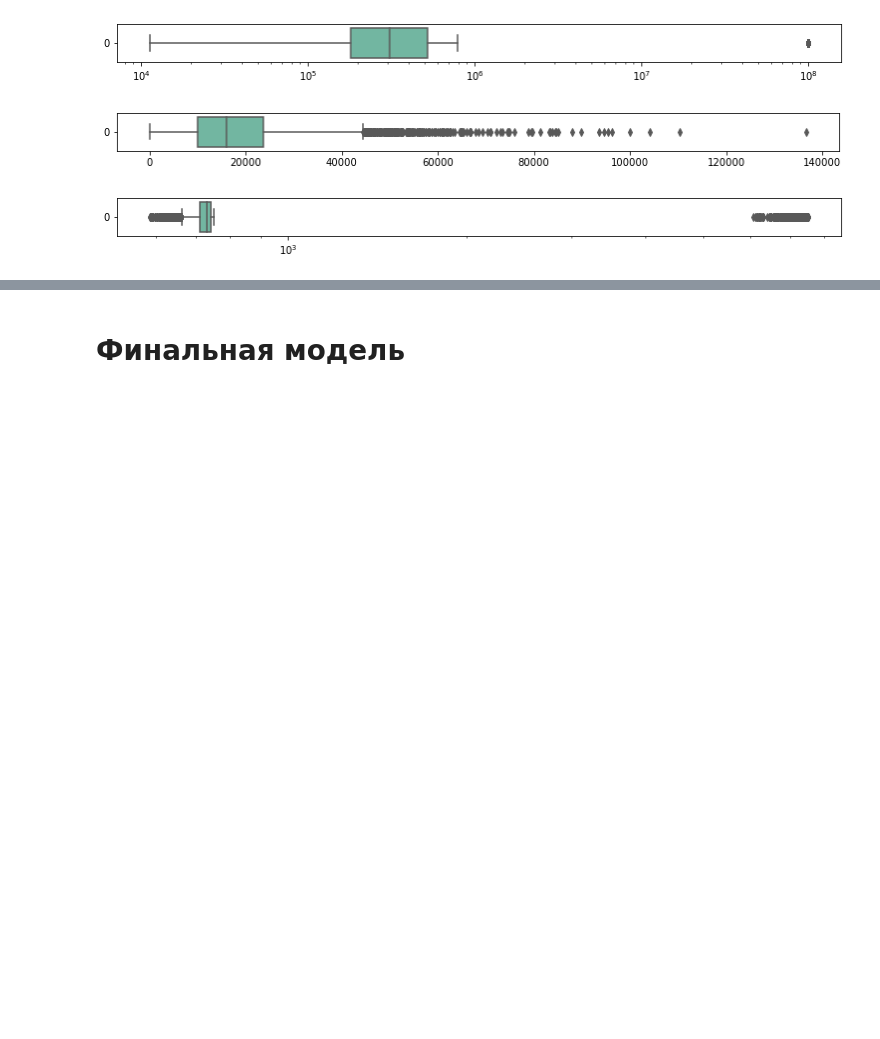
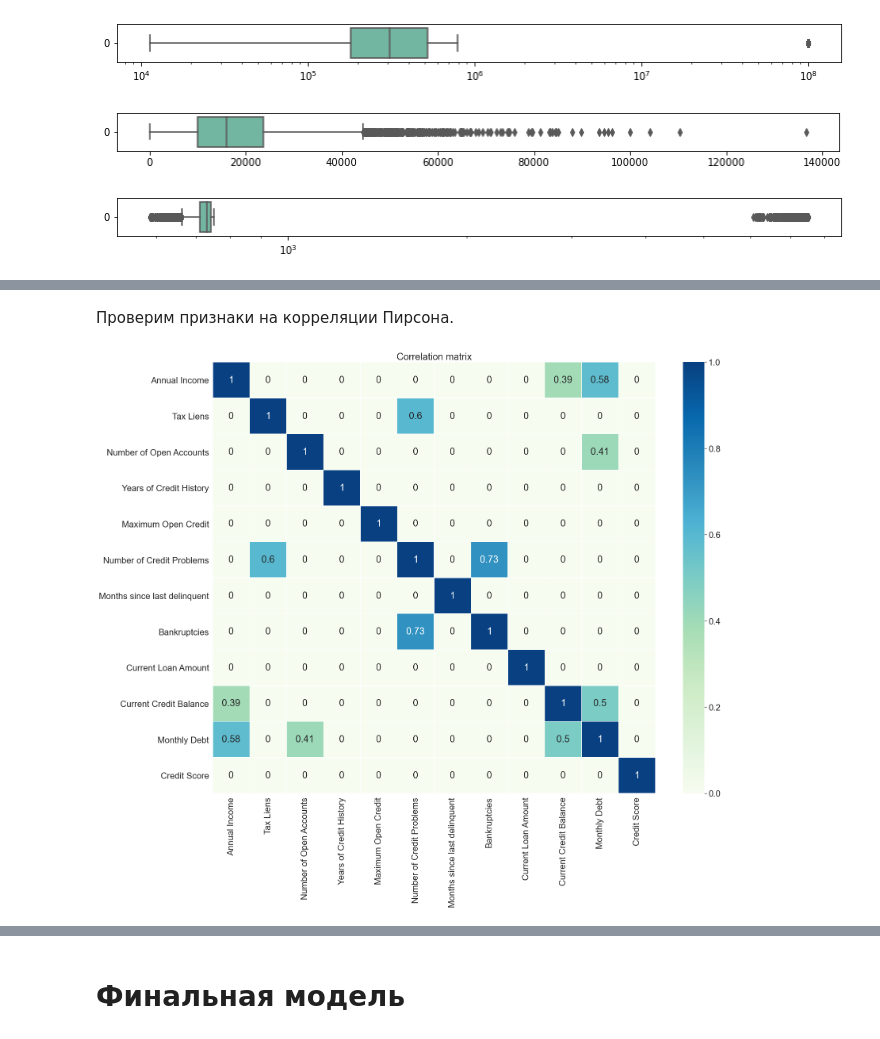
Before and after one commit to AndreiBazhenau/gb, a Jupyter notebook: ds_libs2/AKalinichenko_solution.ipynb, the cells around one changed output, grey strips where cells are left out. Drawn from its saved outputs; the diff is of its cells as text; code cells hidden in the pictures; blank space fills up the shorter version.

```diff
--- a/ds_libs2/AKalinichenko_solution.ipynb
+++ b/ds_libs2/AKalinichenko_solution.ipynb
@@ -1033,0 +762,17 @@ df_train["Credit Score"].hist(bins=100, grid=False, log=True);
+# %% [markdown]
+Проверим признаки на корреляции Пирсона.
+# %%
+plt.figure(figsize = (25,20))
+
+sns.set(font_scale=2)
+
+corr_matrix = df_train[NUM_FEATURE_NAMES].corr()
+corr_matrix = np.round(corr_matrix, 2)
+corr_matrix[np.abs(corr_matrix) < 0.3] = 0
+
+sns.heatmap(corr_matrix, annot=True, linewidths=.5, cmap='GnBu')
+
+plt.title('Correlation matrix')
+plt.show()
+# %% [output]
+[figure, added]
```
Also changed, not shown: parts of 116 cells of this notebook, 26 other files.
